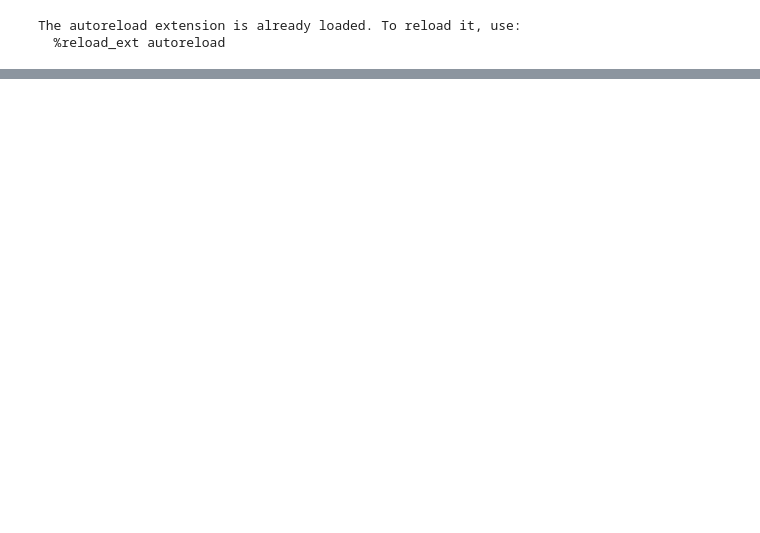
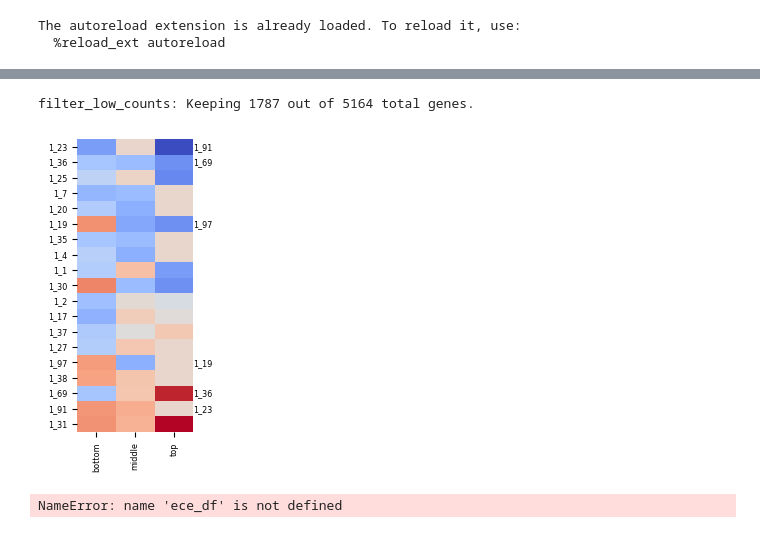
Before and after one commit to pipparichter/banfield, a Jupyter notebook: notebooks/sandbox-5.ipynb, the cells around one changed output, grey strips where cells are left out. Saved outputs shown, nothing was run; the diff lists cells and outputs as text; code cells hidden in the pictures; blank space fills up the shorter version.

```diff
--- a/notebooks/sandbox-5.ipynb
+++ b/notebooks/sandbox-5.ipynb
@@ -228,7 +184,7 @@ Sample n_top_2025, p-value 0.18189545912934704
 
 def get_clr_normalization(metat_df):
     # I think I want to normalize by genome and by sample in order to figure out differential regulation...
-    assert metat_df.target_name.nunique() == 1, 'get_clr_normalization: Expected only one target genome in the DataFrame.'
+    # assert metat_df.target_name.nunique() == 1, 'get_clr_normalization: Expected only one target genome in the DataFrame.'
     clr_mean = {sample_name:np.log(scipy.stats.gmean(df.coverage)) for sample_name, df in metat_df.groupby('sample_name')}
     metat_df['clr_mean'] = metat_df.sample_name.map(clr_mean)
     # Should not ba adding zero here, because it distorts the ratios. Instead, use multiplicative zero replacement, which keeps ratios of the nonzero elements the same.
@@ -436,0 +402,53 @@ sns.heatmap(figure_df.drop(columns='mean'), cmap='coolwarm')
+# %%
+def get_overlaps(id_:str, remove_ids:list=[f'1_{i}' for i in range(39, 67)]):
+    cols = ['contig_id', 'model', 'feature_type', 'start', 'stop', 'score', 'strand', 'phase', 'id']
+    kwargs = {'sep':'\t', 'comment':'#', 'names':cols}
+    ece_df = pd.concat([pd.read_csv(f'../data/{ece_id}.gff', **kwargs), pd.read_csv(f'../data/{ece_id}_all_orfs.gff', **kwargs)])
+
+    ece_df = ece_df[~ece_df.index.duplicated()].copy()
+    ece_df = ece_df[~ece_df.index.isin(remove_ids)].copy()
+    ece_df['id'] = ece_df['id'].str.replace('ID=', '')
+    ece_df = ece_df.set_index('id')
+
+    start, stop = ece_df.loc[id_].start, ece_df.loc[id_].stop
+    df = ece_df[~((ece_df.start >= stop) | (ece_df.stop <= start))].copy()
+    df = df[df.index != id_].copy()
+    return df.index.tolist()
+# %%
+# Also want to look at the differential regulation of the ECE genes.
+metat_df = metat_load()
+metat_df['id'] = [f'{target_name}_{gene_id}' for target_name, gene_id in zip(metat_df.target_name, metat_df.gene_id)]
+metat_df = filter_low_counts(metat_df, min_count=3)
+
+# A lot of the all_orfs IDs are heavily-overlapping, and I don't want things to get obscured.
+# They might look transcribed just because one of the overlapping genes is transcribed.
+ece_remove_gene_ids = [f'1_{i}' for i in range(39, 67)]
+metat_df = metat_df[~metat_df.gene_id.isin(ece_remove_gene_ids)].copy()
+
+ece_metat_df = metat_df[metat_df.target_name.str.contains(ece_id)].copy() # Should include the weird ones on the opposite strand.
+ece_metat_df = ece_metat_df.drop_duplicates(['sample_name', 'gene_id'])
+ece_metat_df = get_clr_normalization(ece_metat_df)
+ece_diff_df = get_differential_expression(ece_metat_df)
+
+
+# plot_differential_expression(ece_diff_df[ece_diff_df.consistent], consistent_regulation=False)
+# plot_differential_expression(ece_diff_df[~ece_diff_df.consistent], consistent_regulation=False)
+ax = plot_differential_expression(ece_diff_df)
+
+x_max = ax.get_xlim()[-1]
+for label, y_tick in zip(ax.get_yticklabels(), ax.get_yticks()):
+    overlap_gene_ids = get_overlaps(label.get_text())
+    overlap_gene_ids = [gene_id for gene_id in overlap_gene_ids if (gene_id in ece_diff_df.gene_id.values)] # Filter for ORFs with transcription data.
+    ax.text(x_max, y_tick, ', '.join(overlap_gene_ids), fontsize='xx-small', va='center')
+plt.show()
+
+
+# Interesting that 1_1 expression profile is fairly different than that of the identical gene at the other terminus.
+# Results seem to point towards the ECE genes being up-regulated in low-nitrate conditions. It follows that there should be some
+# genes which are preferentially up-regulated in response to low nitrate (assuming the overall relative increase in transcription
+# is being driven by the same genes, which is what I would expect if the transcriptional increase is in response to the same stimulus.)
+
+# DNA polymerase is 1_20, which seems like it may be down-regulated in high-nitrate conditions.
+# %% [output]
+filter_low_counts: Keeping 1787 out of 5164 total genes.
+[figure, added]
@@ -437,3 +485,7 @@ sns.heatmap(figure_df.drop(columns='mean'), cmap='coolwarm')
+# %%
+ece_df[ece_df.index == '1_1']
+# %% [output]
+NameError: name 'ece_df' is not defined
 # %%
 # df = host_metat_df.pivot(columns='sample_name', values='normalized_coverage', index='id').copy()
 # # df.columns = df.columns.get_level_values(1)
```
Also changed, not shown: parts of 23 cells of this notebook, 11 other files.
